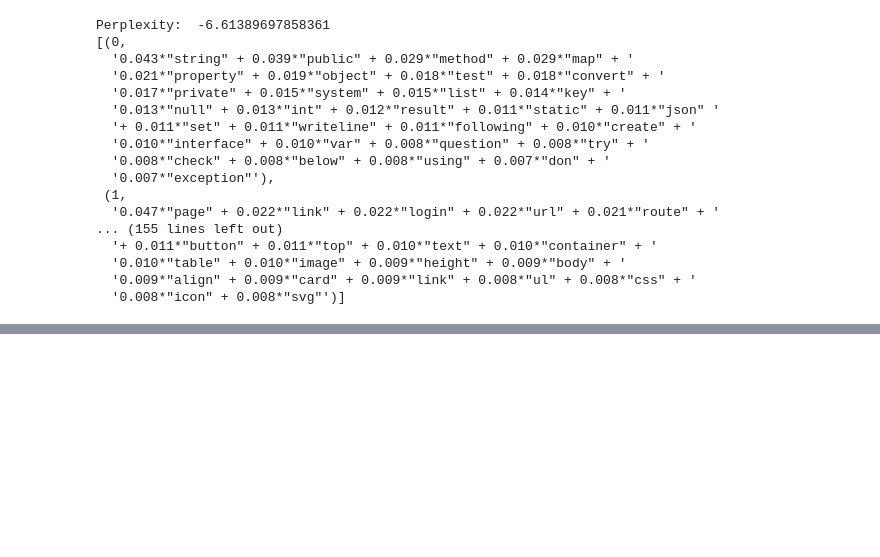
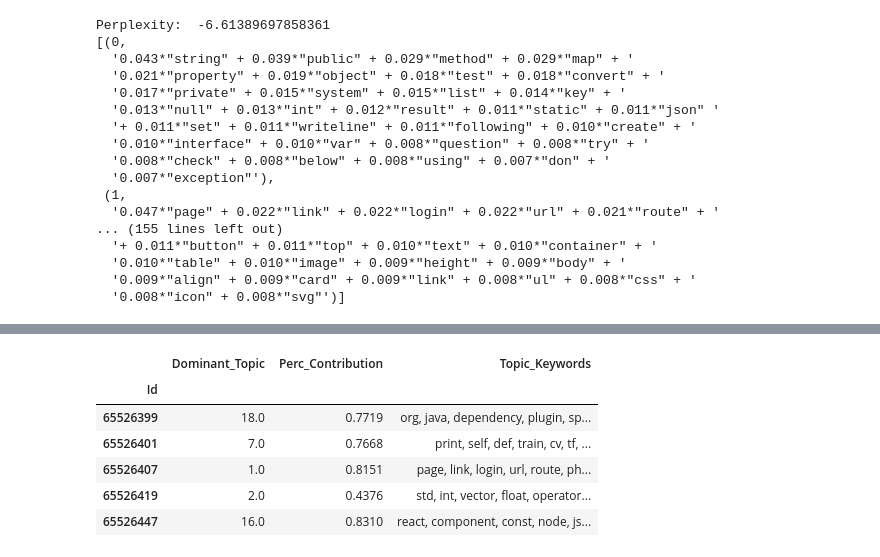
Before and after one commit to felanbi/Projet-OC-Categoriser-automatiquement-des-questions, a Jupyter notebook: P5_02_notebooktest.ipynb, the cells around one changed output, grey strips where cells are left out. Saved outputs shown, nothing was run; the diff lists cells and outputs as text; code cells hidden in the pictures; blank space fills up the shorter version.

```diff
--- a/P5_02_notebooktest.ipynb
+++ b/P5_02_notebooktest.ipynb
@@ -147,0 +190,11 @@ sent_topics_sorteddf
+# %%
+df_topic_sents_keywords.index = df.index
+df_topic_sents_keywords.head()
+# %% [output]
+|  | Dominant_Topic | Perc_Contribution | Topic_Keywords |
+| Id |  |  |  |
+| 65526399 | 18.0 | 0.7719 | org, java, dependency, plugin, sp... |
+| 65526401 | 7.0 | 0.7668 | print, self, def, train, cv, tf, ... |
+| 65526407 | 1.0 | 0.8151 | page, link, login, url, route, ph... |
+| 65526419 | 2.0 | 0.4376 | std, int, vector, float, operator... |
+| 65526447 | 16.0 | 0.8310 | react, component, const, node, js... |
```
Also changed, not shown: parts of 8 cells of this notebook.
